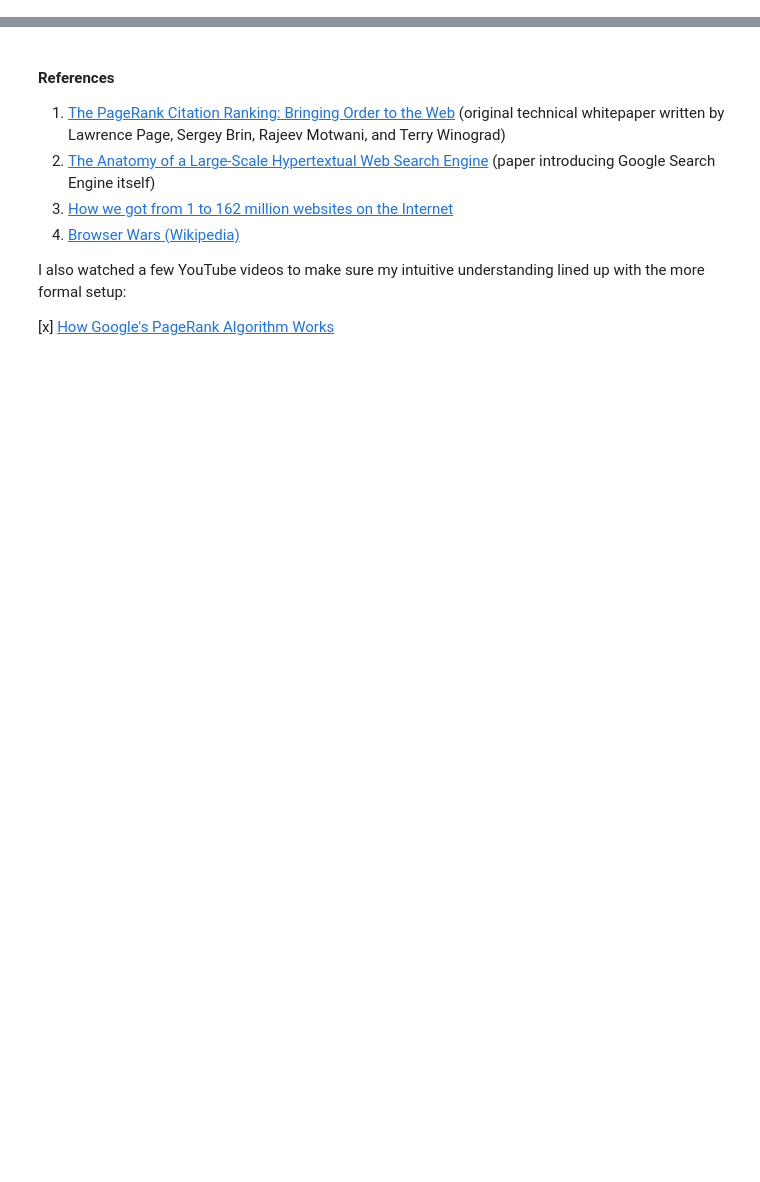
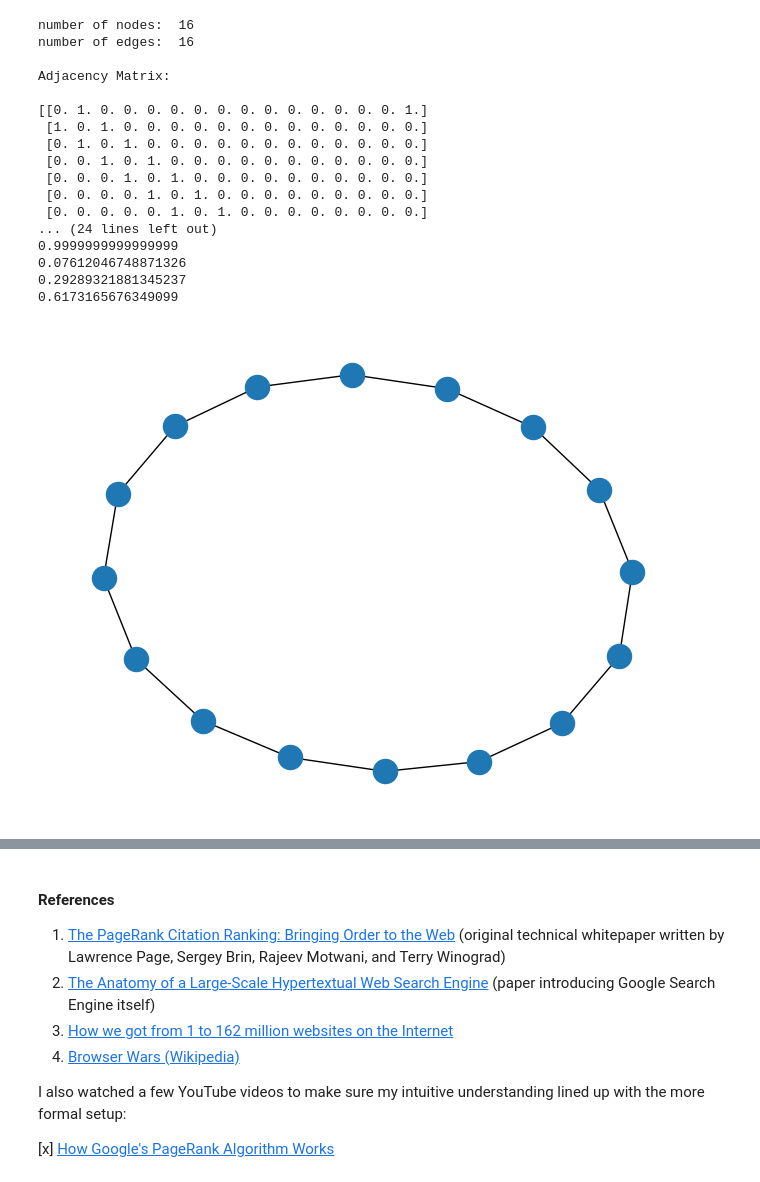
Before and after one commit to vviggyy/mc_pagerank, a Jupyter notebook: mc_pagerank.ipynb, the cells around one changed output, grey strips where cells are left out. Cells and saved outputs as stored; diff of their text form; code cells hidden in the pictures; blank space fills up the shorter version.

```diff
--- a/mc_pagerank.ipynb
+++ b/mc_pagerank.ipynb
@@ -14,0 +59,37 @@ PageRank itself ties closely
+# %%
+# Test the networkx library
+graph = nx.cycle_graph(16)
+nx.draw(graph)
+plt.show
+
+print("number of nodes: ", graph.number_of_nodes())
+print("number of edges: ", graph.number_of_edges())
+print("\nAdjacency Matrix: \n")
+print(nx.to_numpy_array(graph)) #print graph in matrix form, not sparse form for now
+
+#find eigencvalues of normalized laplacian
+nlm = nx.normalized_laplacian_matrix(graph).todense()
+lambdas = np.linalg.eigvals(nlm)
+
+print("\neigenvalues, ascending order:\n")
+for i in lambdas:
+    print(i)
+# %% [output]
+number of nodes:  16
+number of edges:  16
+
+Adjacency Matrix:
+
+[[0. 1. 0. 0. 0. 0. 0. 0. 0. 0. 0. 0. 0. 0. 0. 1.]
+ [1. 0. 1. 0. 0. 0. 0. 0. 0. 0. 0. 0. 0. 0. 0. 0.]
+ [0. 1. 0. 1. 0. 0. 0. 0. 0. 0. 0. 0. 0. 0. 0. 0.]
+ [0. 0. 1. 0. 1. 0. 0. 0. 0. 0. 0. 0. 0. 0. 0. 0.]
+ [0. 0. 0. 1. 0. 1. 0. 0. 0. 0. 0. 0. 0. 0. 0. 0.]
+ [0. 0. 0. 0. 1. 0. 1. 0. 0. 0. 0. 0. 0. 0. 0. 0.]
+ [0. 0. 0. 0. 0. 1. 0. 1. 0. 0. 0. 0. 0. 0. 0. 0.]
+... (24 lines left out)
+0.9999999999999999
+0.07612046748871326
+0.29289321881345237
+0.6173165676349099
+[figure, added]
```
Also changed, not shown: parts of 9 cells of this notebook.
